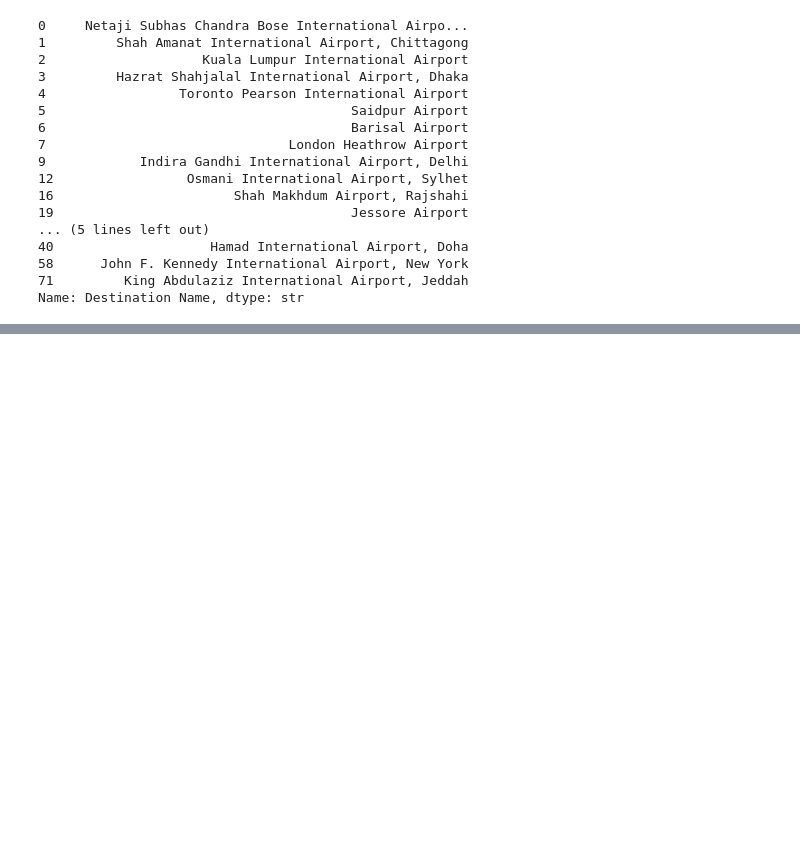
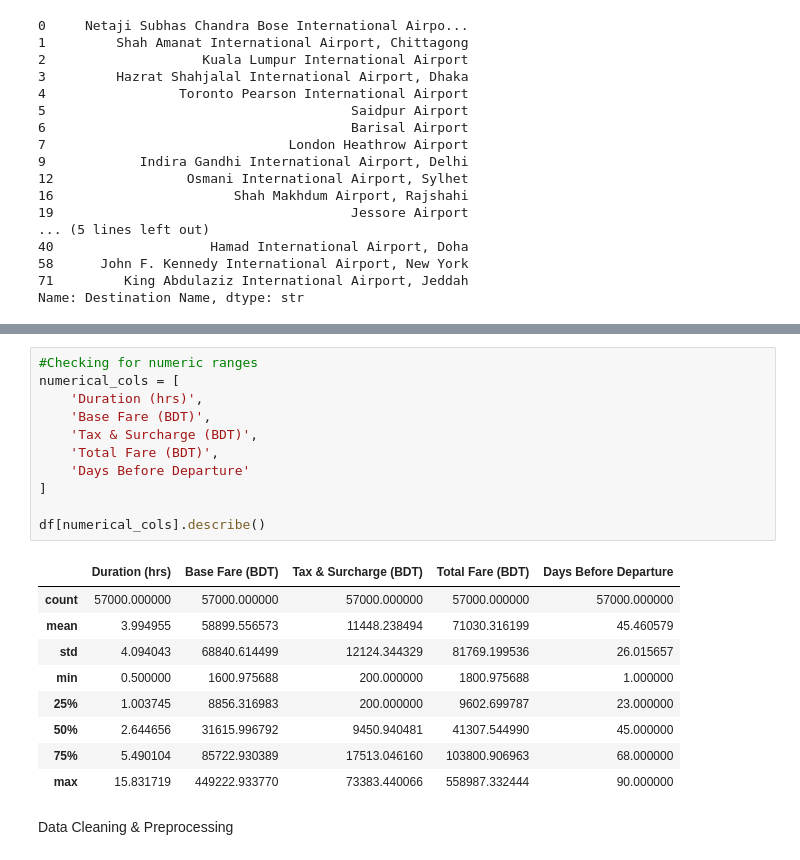
Before and after one commit to Jerry-Khobby/Flight-Fare-Prediction-Using-Machine-Learning, a Jupyter notebook: notebooks/data-cleaning.ipynb, the cells around one changed output, grey strips where cells are left out. Cells and saved outputs as stored; diff of their text form; blank space fills up the shorter version.

```diff
--- a/notebooks/data-cleaning.ipynb
+++ b/notebooks/data-cleaning.ipynb
@@ -228,0 +255,23 @@ Name: Destination Name, dtype: str
+# %%
+#Checking for numeric ranges
+numerical_cols = [
+    'Duration (hrs)',
+    'Base Fare (BDT)',
+    'Tax & Surcharge (BDT)',
+    'Total Fare (BDT)',
+    'Days Before Departure'
+]
+
+df[numerical_cols].describe()
+# %% [output]
+|  | Duration (hrs) | Base Fare (BDT) | Tax & Surcharge (BDT) | Total Fare (BDT) | Days Before Departure |
+| count | 57000.000000 | 57000.000000 | 57000.000000 | 57000.000000 | 57000.000000 |
+| mean | 3.994955 | 58899.556573 | 11448.238494 | 71030.316199 | 45.460579 |
+| std | 4.094043 | 68840.614499 | 12124.344329 | 81769.199536 | 26.015657 |
+| min | 0.500000 | 1600.975688 | 200.000000 | 1800.975688 | 1.000000 |
+| 25% | 1.003745 | 8856.316983 | 200.000000 | 9602.699787 | 23.000000 |
+| 50% | 2.644656 | 31615.996792 | 9450.940481 | 41307.544990 | 45.000000 |
+| 75% | 5.490104 | 85722.930389 | 17513.046160 | 103800.906963 | 68.000000 |
+| max | 15.831719 | 449222.933770 | 73383.440066 | 558987.332444 | 90.000000 |
+# %% [markdown]
+Data Cleaning & Preprocessing
```
Also changed, not shown: parts of 6 cells of this notebook, 1 other file.
